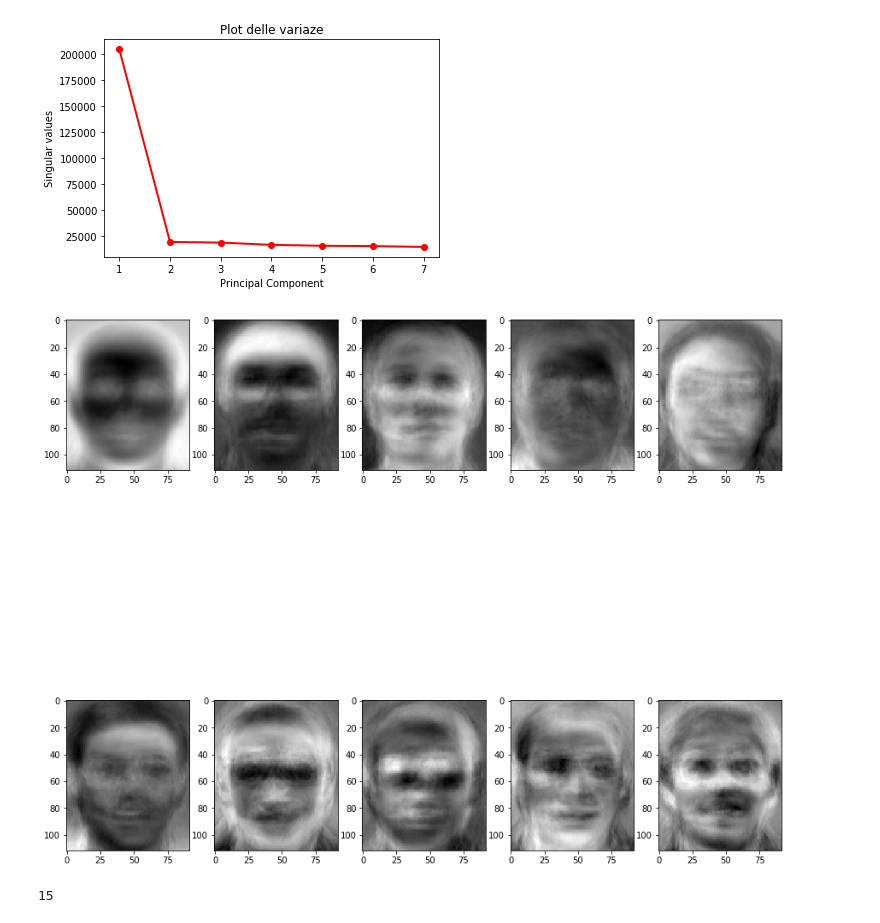
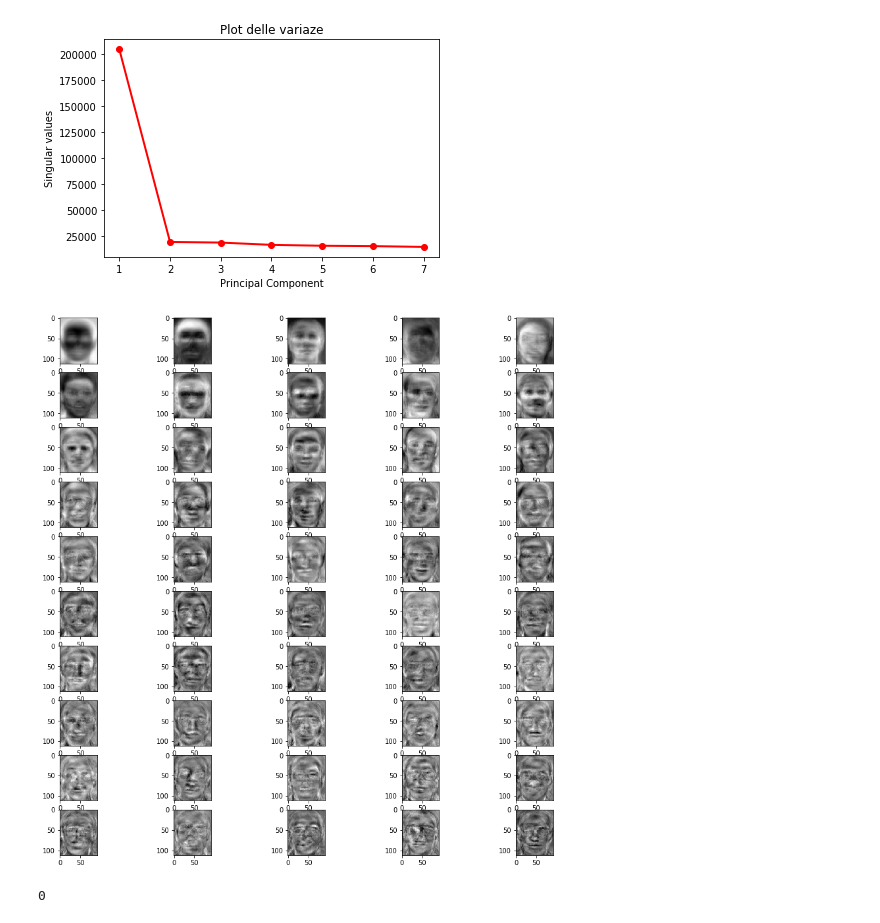
Before and after one commit to dacquaviva/Face-recognition, a Jupyter notebook: TensorFaces/TensorFaces.ipynb, the cells around one changed output. Drawn from its saved outputs; the diff is of its cells as text; code cells hidden in the pictures.

```diff
--- a/TensorFaces/TensorFaces.ipynb
+++ b/TensorFaces/TensorFaces.ipynb
@@ -46,7 +46,7 @@ plt.ylabel('Singular values')
 Text(0,0.5,'Singular values')
 [figure]
 # %%
-num_eigenpixel = 10
+num_eigenpixel = 50
 # %%
 num_eigenperson = 2 #(massimo 7)
 # %%
@@ -60,10 +60,10 @@ for i in range (num_eigenperson):
 # %%
 fig = plt.figure(figsize=(15,15))
 for i in range (num_eigenpixel):
-    plt.subplot(2,5,i+1)
+    plt.subplot(10,5,i+1)
     plt.imshow(np.reshape(eigenpixel[:,i],(112,92)), cmap='gray')
 # %% [output]
-[figure, old version]
+[figure, new version]
 # %%
 S=tensorly.tenalg.mode_dot(tensor_immagini_traning, np.transpose(eigenpixel), mode=0)
 S=tensorly.tenalg.mode_dot(S, np.transpose(eigenperson), mode=1)
@@ -80,7 +80,7 @@ for i in range (40):
 # %%
 core_basis.argmin()
 # %% [output]
-15
+0
 # %%
 core_basis = np.zeros((num_eigenpixel,40))#calcoliamo basi una per ognuna delle 40 persone(prendiamo solo il primo vettore singolare sinistro della svd sulle slice frontali dove ogni slice rappresenta una persona)
 for i in range (40):
```
Also changed, not shown: parts of 4 cells of this notebook.
